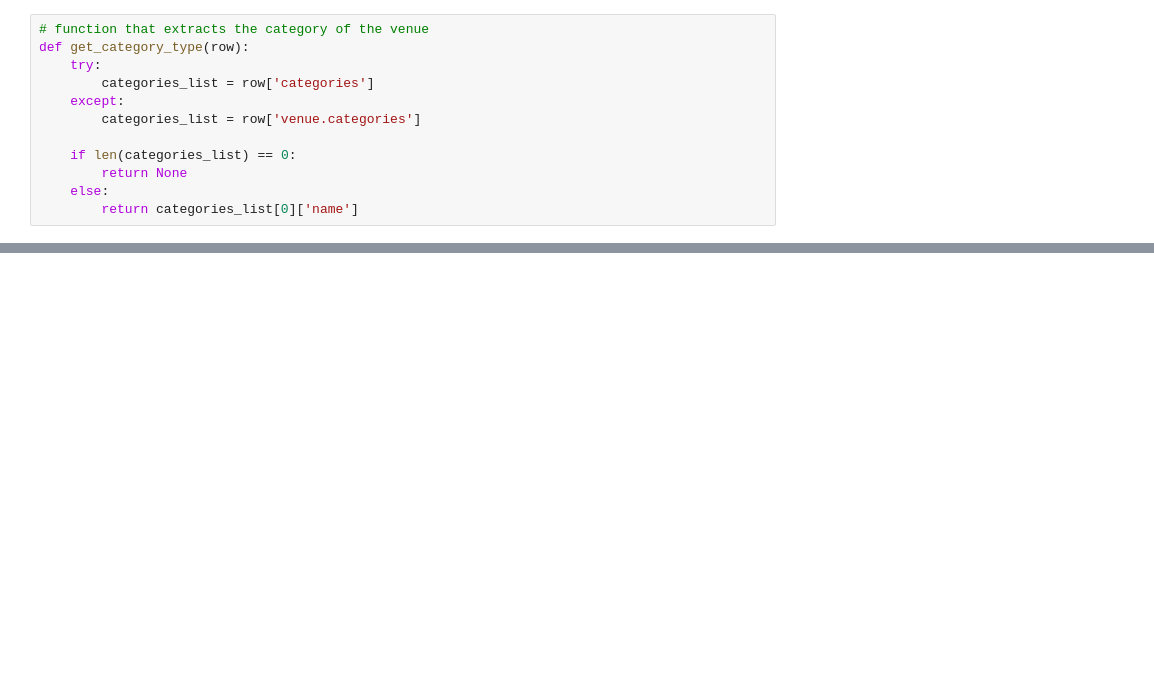
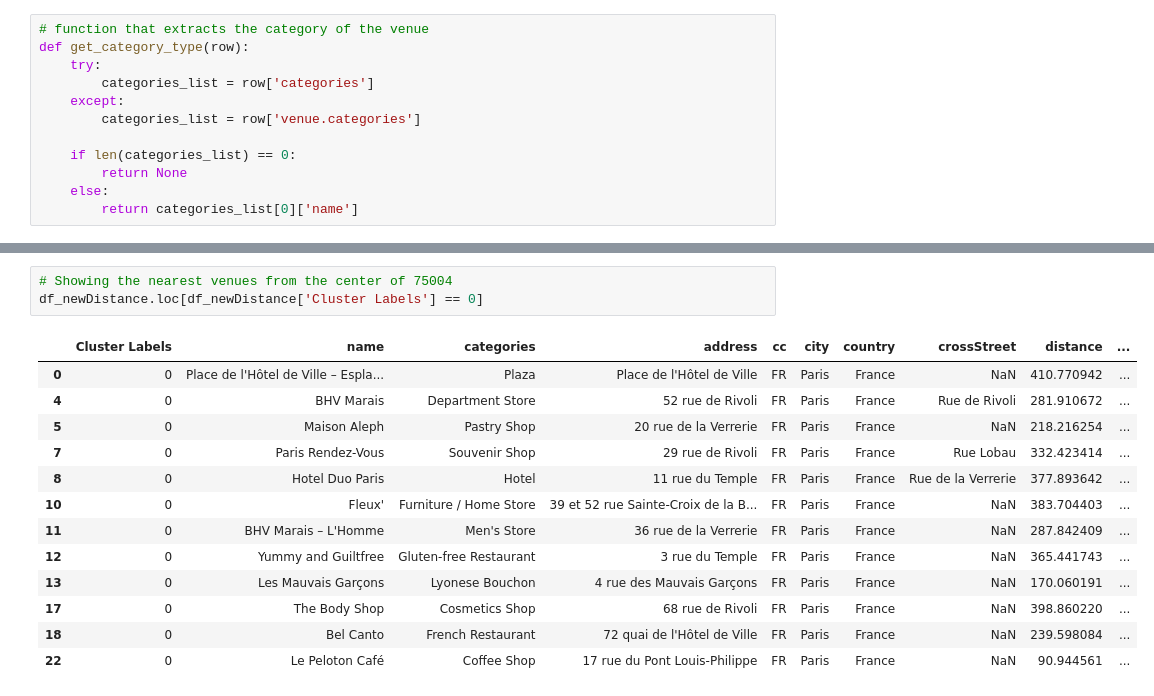
Before and after one commit to MameFatouMb/Capstone-project, a Jupyter notebook: Final Capstone project.ipynb, the cells around one changed output, grey strips where cells are left out. Drawn from its saved outputs; the diff is of its cells as text; blank space fills up the shorter version.

```diff
--- a/Final Capstone project.ipynb
+++ b/Final Capstone project.ipynb
@@ -533,0 +688,17 @@ venues_map
+# %%
+# Showing the nearest venues from the center of 75004
+df_newDistance.loc[df_newDistance['Cluster Labels'] == 0]
+# %% [output]
+|  | Cluster Labels | name | categories | address | cc | city | country | crossStreet | distance | ... |
+| 0 | 0 | Place de l'Hôtel de Ville – Espla... | Plaza | Place de l'Hôtel de Ville | FR | Paris | France | NaN | 410.770942 | ... |
+| 4 | 0 | BHV Marais | Department Store | 52 rue de Rivoli | FR | Paris | France | Rue de Rivoli | 281.910672 | ... |
+| 5 | 0 | Maison Aleph | Pastry Shop | 20 rue de la Verrerie | FR | Paris | France | NaN | 218.216254 | ... |
+| 7 | 0 | Paris Rendez-Vous | Souvenir Shop | 29 rue de Rivoli | FR | Paris | France | Rue Lobau | 332.423414 | ... |
+| 8 | 0 | Hotel Duo Paris | Hotel | 11 rue du Temple | FR | Paris | France | Rue de la Verrerie | 377.893642 | ... |
+| 10 | 0 | Fleux' | Furniture / Home Store | 39 et 52 rue Sainte-Croix de la B... | FR | Paris | France | NaN | 383.704403 | ... |
+| 11 | 0 | BHV Marais – L'Homme | Men's Store | 36 rue de la Verrerie | FR | Paris | France | NaN | 287.842409 | ... |
+| 12 | 0 | Yummy and Guiltfree | Gluten-free Restaurant | 3 rue du Temple | FR | Paris | France | NaN | 365.441743 | ... |
+| 13 | 0 | Les Mauvais Garçons | Lyonese Bouchon | 4 rue des Mauvais Garçons | FR | Paris | France | NaN | 170.060191 | ... |
+| 17 | 0 | The Body Shop | Cosmetics Shop | 68 rue de Rivoli | FR | Paris | France | NaN | 398.860220 | ... |
+| 18 | 0 | Bel Canto | French Restaurant | 72 quai de l'Hôtel de Ville | FR | Paris | France | NaN | 239.598084 | ... |
+| 22 | 0 | Le Peloton Café | Coffee Shop | 17 rue du Pont Louis-Philippe | FR | Paris | France | NaN | 90.944561 | ... |
```
Also changed, not shown: parts of 13 cells of this notebook.
